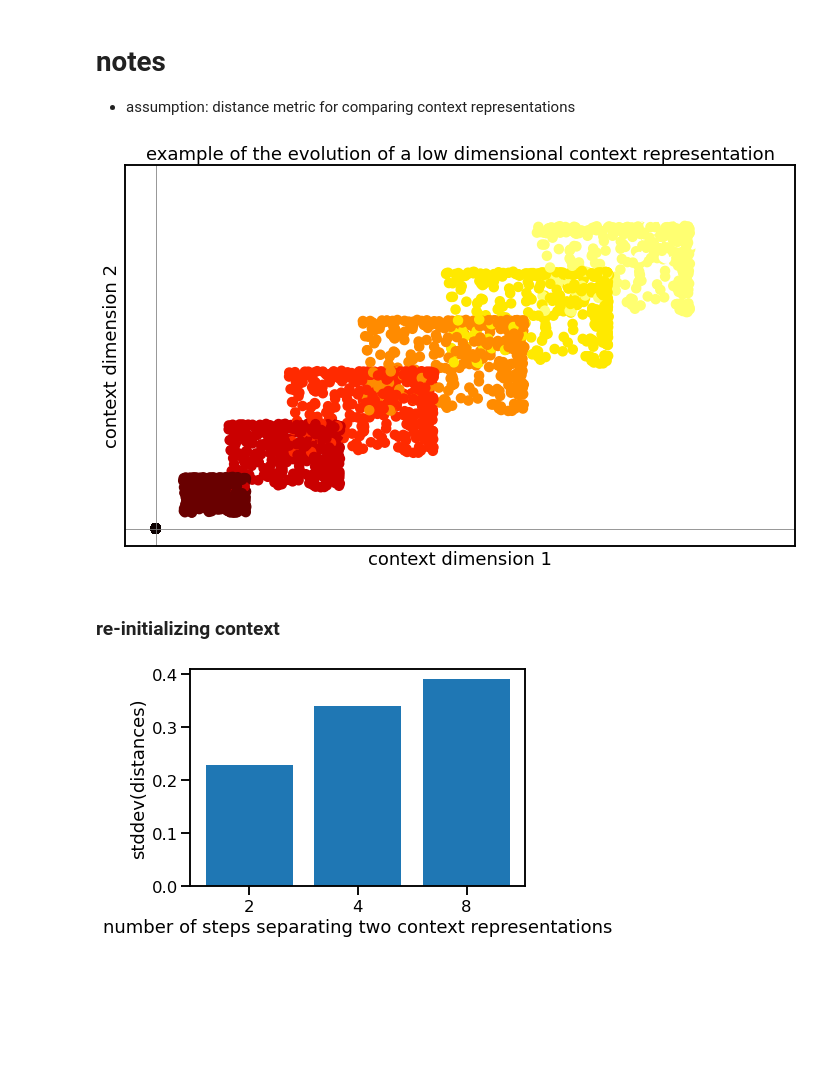
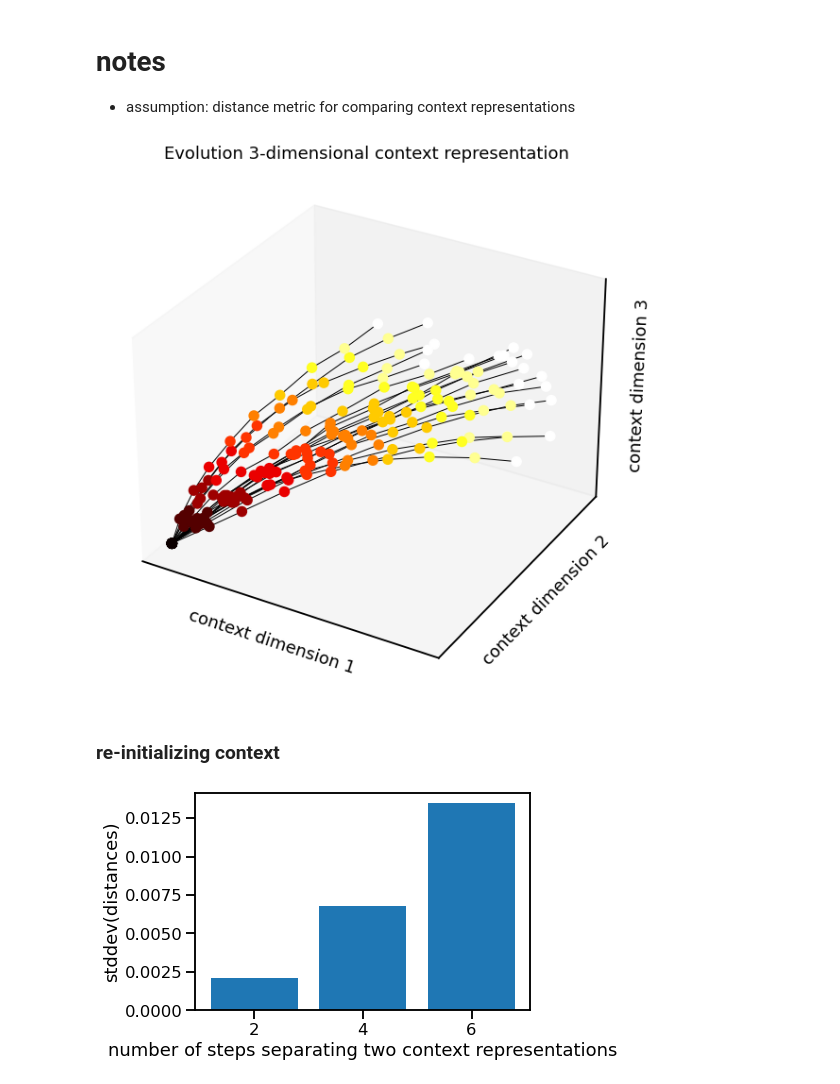
Before and after one commit to MaiaHamin/em-wm-simulation, a Jupyter notebook: context-signal-detection.ipynb, the cells around one changed output. Drawn from its saved outputs; the diff is of its cells as text; code cells hidden in the pictures; blank space fills up the shorter version.

```diff
--- a/context-signal-detection.ipynb
+++ b/context-signal-detection.ipynb
@@ -8,28 +8,28 @@ sns.set_context('talk')
 # notes
 - assumption: distance metric for comparing context representations
 # %%
-plt.figure(figsize=(12,7))
-ax = plt.gca()
-for _ in range(350):
-  C = fast_n_sphere(n_steps=20, dim=3, var=0.001, mean=.2)[0]
-  nsteps = 8
-  c = np.abs(C[:nsteps,(0,1)] - C[0,(0,1)])
-  ax.scatter(c[:,0],c[:,1],c=np.arange(nsteps),
-              cmap=plt.get_cmap('hot'))
 
+# 3d plot setup
+fig = plt.figure(figsize=(10,20))
+ax = fig.add_subplot(1,1,1, projection='3d')
 
-ax.axvline(0,c='grey',lw=.8)
-ax.axhline(0,c='grey',lw=.8)
-c.max()
-ax.set_xlabel('context dimension 1')
-ax.set_ylabel('context dimension 2')
-ax.set_xticks([])
-ax.set_yticks([])
-ax.set_title('example of the evolution of a low dimensional context representation')
+nsteps = 10 # set-size
+nitr = 20 # number of draws
+cL = []
+for _ in range(nitr):
+  C = fast_n_sphere(n_steps=20, dim=3, var=.01, mean=.1)[0]
+  c = np.abs(C[:nsteps,(0,1,2)] - C[0,(0,1,2)])
+  cL.append(cL)
+  ax.scatter(c[:,0],c[:,1],c[:,2],c=np.arange(nsteps),
+    cmap=plt.get_cmap('hot'),s=100,zorder=99,alpha=1)
+  ax.plot(c[:,0],c[:,1],c[:,2],c='k',lw=1,zorder=0)
 
-plt.savefig('lowdim_context_sample')
+ax.set_xlabel('context dimension 1');ax.set_ylabel('context dimension 2');ax.set_zlabel('context dimension 3')
+ax.set_xticks([]);ax.set_yticks([]);ax.set_zticks([])
+ax.set_title('Evolution 3-dimensional context representation')
+# plt.savefig('lowdim_context_sample')
 # %% [output]
-[figure, old version]
+[figure, new version]
 # %% [markdown]
 ### re-initializing context
 # %%
@@ -59,7 +60,16 @@ D = {k:np.array(v) for k,v in D.items()}
 # %%
-""" greater variance in the distance separating context representations
-that are a larger number of steps apart
+
+
+""" greater variance in the distance separating
+context representations that are a larger number of steps apart
 """
+
+nitr = 5000
+metric='cosine'
+dtL = [2,4,6]
+
+D = context_similarity_analysis(dtL,nitr=500,metric='cosine')
+
 ax = plt.gca()
 ax.bar(np.arange(len(D)),[i.std() for i in D.values()])
 ax.set_ylabel('stddev(distances)')
@@ -69,5 +79,5 @@ ax.set_xticklabels(dtL)
 
 plt.savefig('stdev bars')
 # %% [output]
-[figure, old version]
+[figure, new version]
 # %%
```
Also changed, not shown: parts of 5 cells of this notebook, 4 other files.
